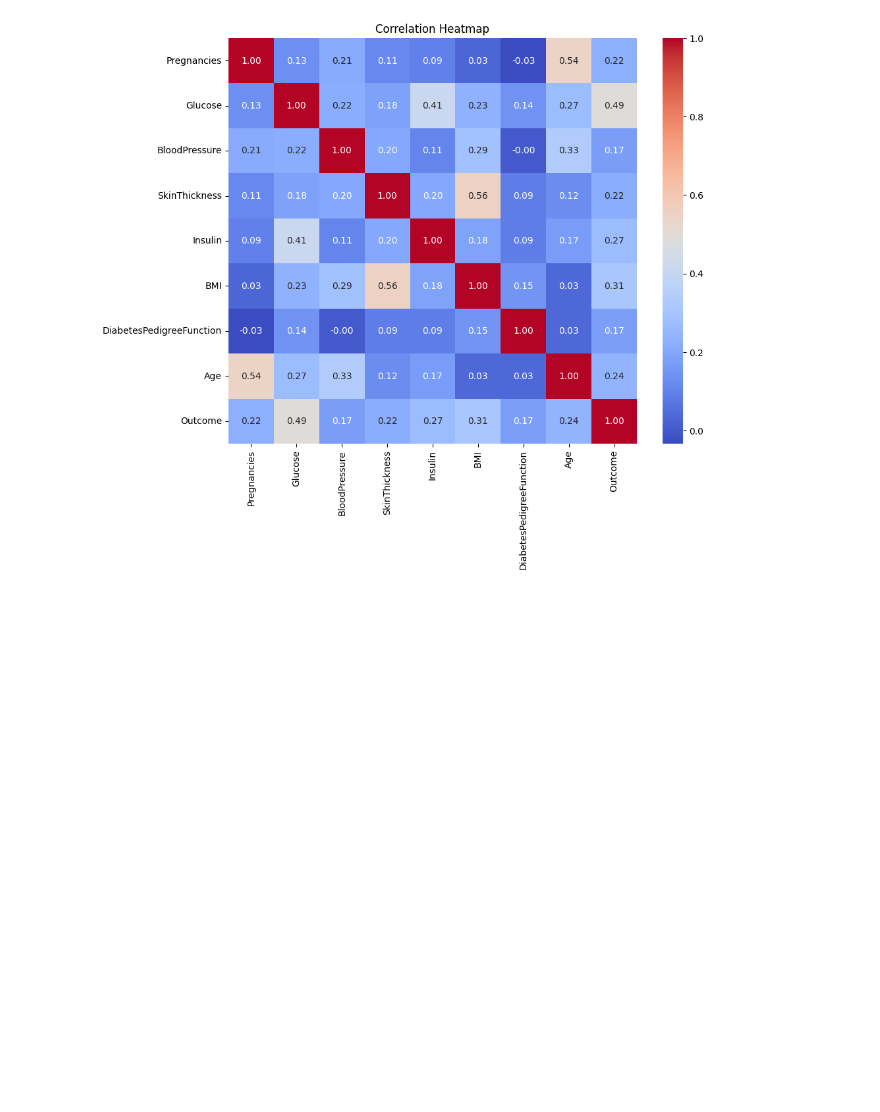
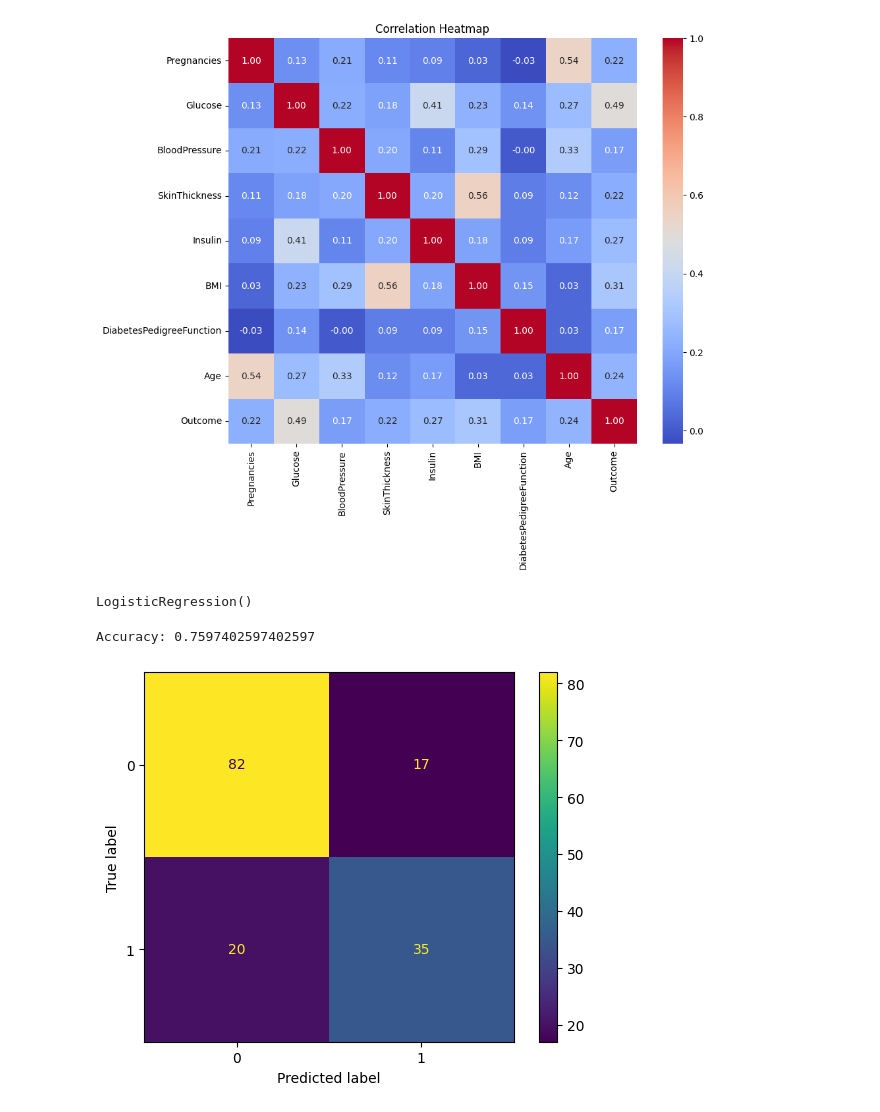
Before and after one commit to madhumirra01/diabetes-prediction-logistic-regression, a Jupyter notebook: diabetes-prediction.ipynb, the cells around one changed output. Drawn from its saved outputs; the diff is of its cells as text; code cells hidden in the pictures; blank space fills up the shorter version.

Commit message:
prediction done

```diff
--- a/diabetes-prediction.ipynb
+++ b/diabetes-prediction.ipynb
@@ -188,0 +192,31 @@ df.drop(['BloodPressure', 'SkinThickness'], axis=1, inplace=True)
+# %%
+from sklearn.model_selection import train_test_split
+X_train,X_test,Y_train,Y_test = train_test_split(X,Y,test_size=0.2,random_state=42) #80% data training 20%data testing
+# %%
+from sklearn.preprocessing import StandardScaler
+scaler = StandardScaler()
+X_train=scaler.fit_transform(X_train)
+X_test= scaler.transform(X_test)
+# %%
+from sklearn.linear_model import LogisticRegression
+
+model = LogisticRegression()
+model.fit(X_train, Y_train)
+# %% [output]
+LogisticRegression()
+# %%
+Y_pred = model.predict(X_test)
+# %%
+from sklearn.metrics import accuracy_score
+print("Accuracy:",accuracy_score(Y_test,Y_pred))
+# %% [output]
+Accuracy: 0.7597402597402597
+# %%
+#confusion matrix
+from sklearn.metrics import confusion_matrix, ConfusionMatrixDisplay
+cm = confusion_matrix(Y_test,Y_pred)
+disp=ConfusionMatrixDisplay(confusion_matrix=cm)
+disp.plot()
+plt.show()
+# %% [output]
+[figure, added]
```
Also changed, not shown: parts of 2 cells of this notebook.
